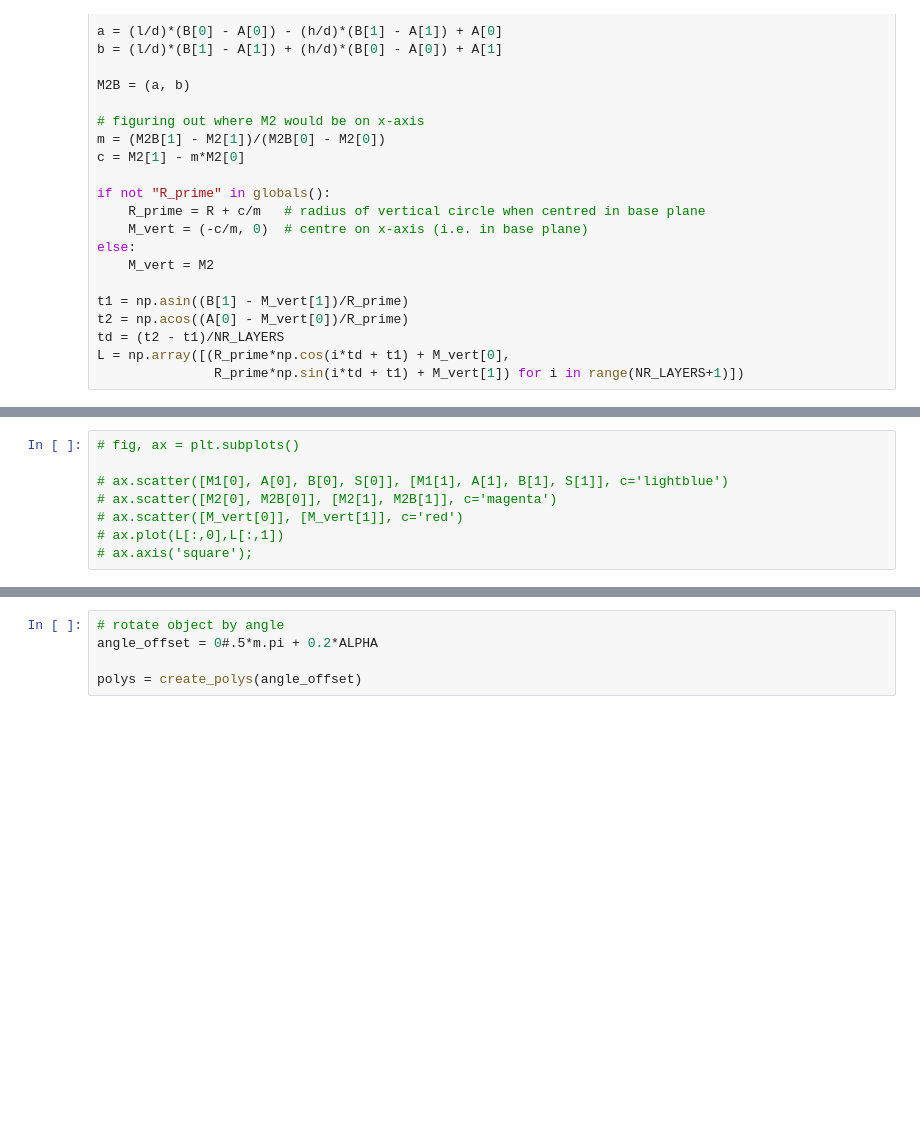
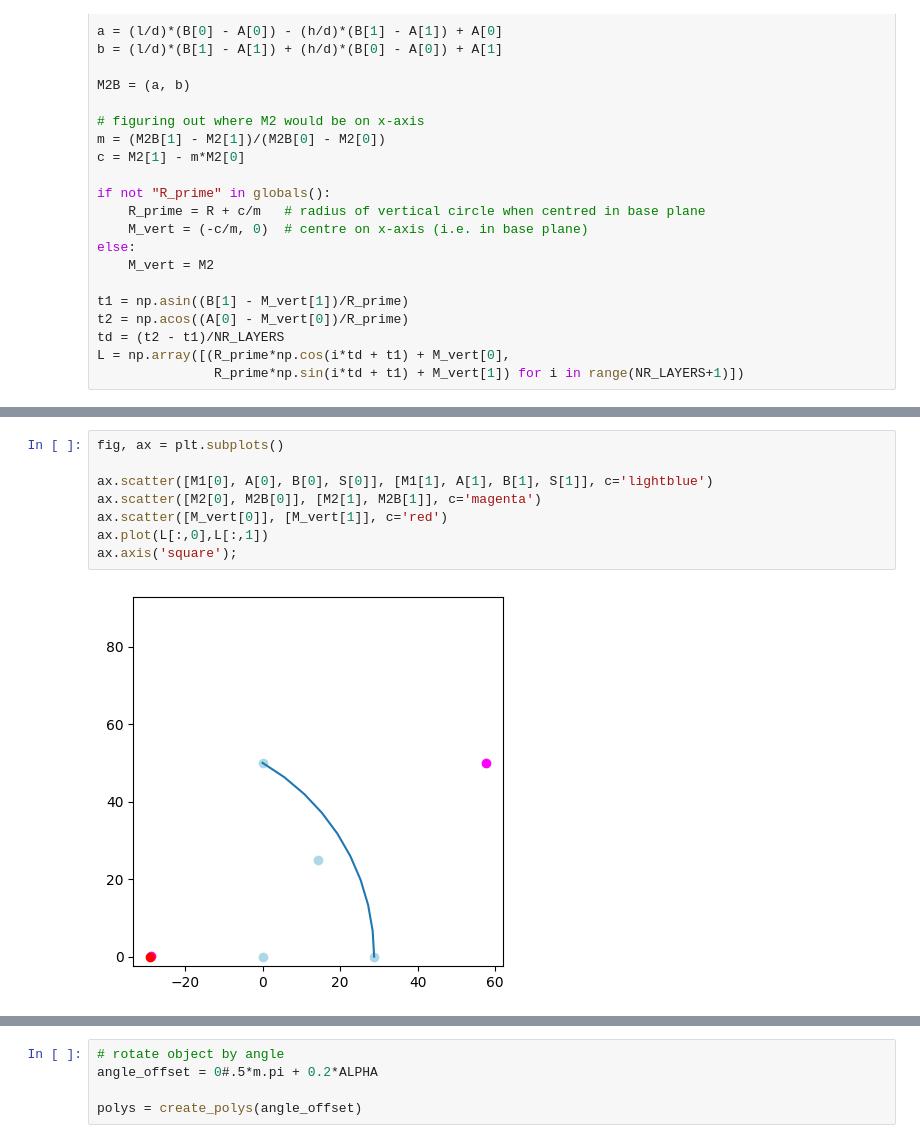
Before and after one commit to JakeLmp/polygonal-domes, a Jupyter notebook: pointy_polygonal_domes.ipynb, the cells around one changed output, grey strips where cells are left out. Cells and saved outputs as stored; diff of their text form; blank space fills up the shorter version.

```diff
--- a/pointy_polygonal_domes.ipynb
+++ b/pointy_polygonal_domes.ipynb
@@ -91,11 +93,13 @@ BETA = 0.184350
 # %%
-# fig, ax = plt.subplots()
+fig, ax = plt.subplots()
 
-# ax.scatter([M1[0], A[0], B[0], S[0]], [M1[1], A[1], B[1], S[1]], c='lightblue')
-# ax.scatter([M2[0], M2B[0]], [M2[1], M2B[1]], c='magenta')
-# ax.scatter([M_vert[0]], [M_vert[1]], c='red')
-# ax.plot(L[:,0],L[:,1])
-# ax.axis('square');
+ax.scatter([M1[0], A[0], B[0], S[0]], [M1[1], A[1], B[1], S[1]], c='lightblue')
+ax.scatter([M2[0], M2B[0]], [M2[1], M2B[1]], c='magenta')
+ax.scatter([M_vert[0]], [M_vert[1]], c='red')
+ax.plot(L[:,0],L[:,1])
+ax.axis('square');
+# %% [output]
+[figure, added]
 # %%
 def idx(i, j):
     """Index mapping between angles and cartesian points"""
```
Also changed, not shown: parts of 10 cells of this notebook, 1 other file.
